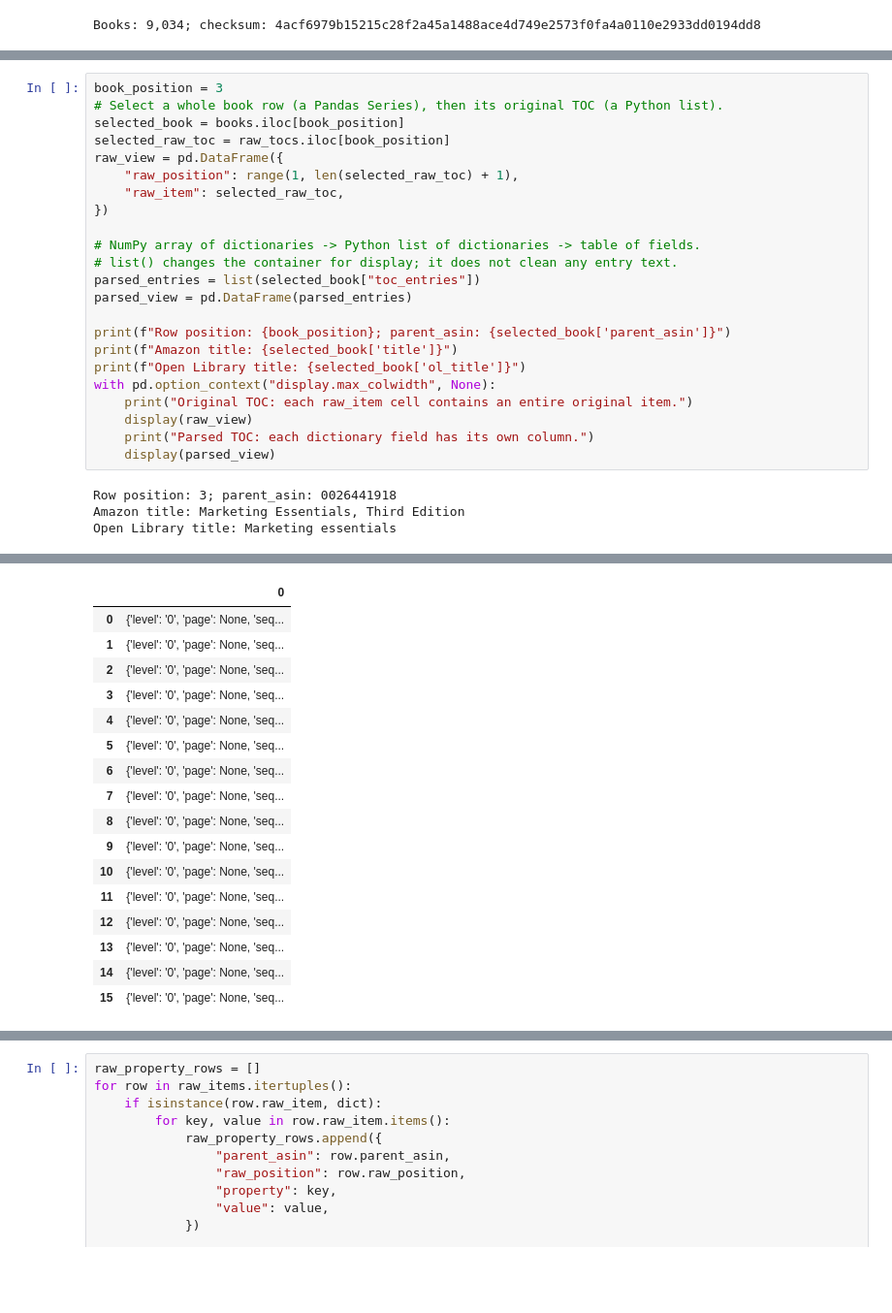
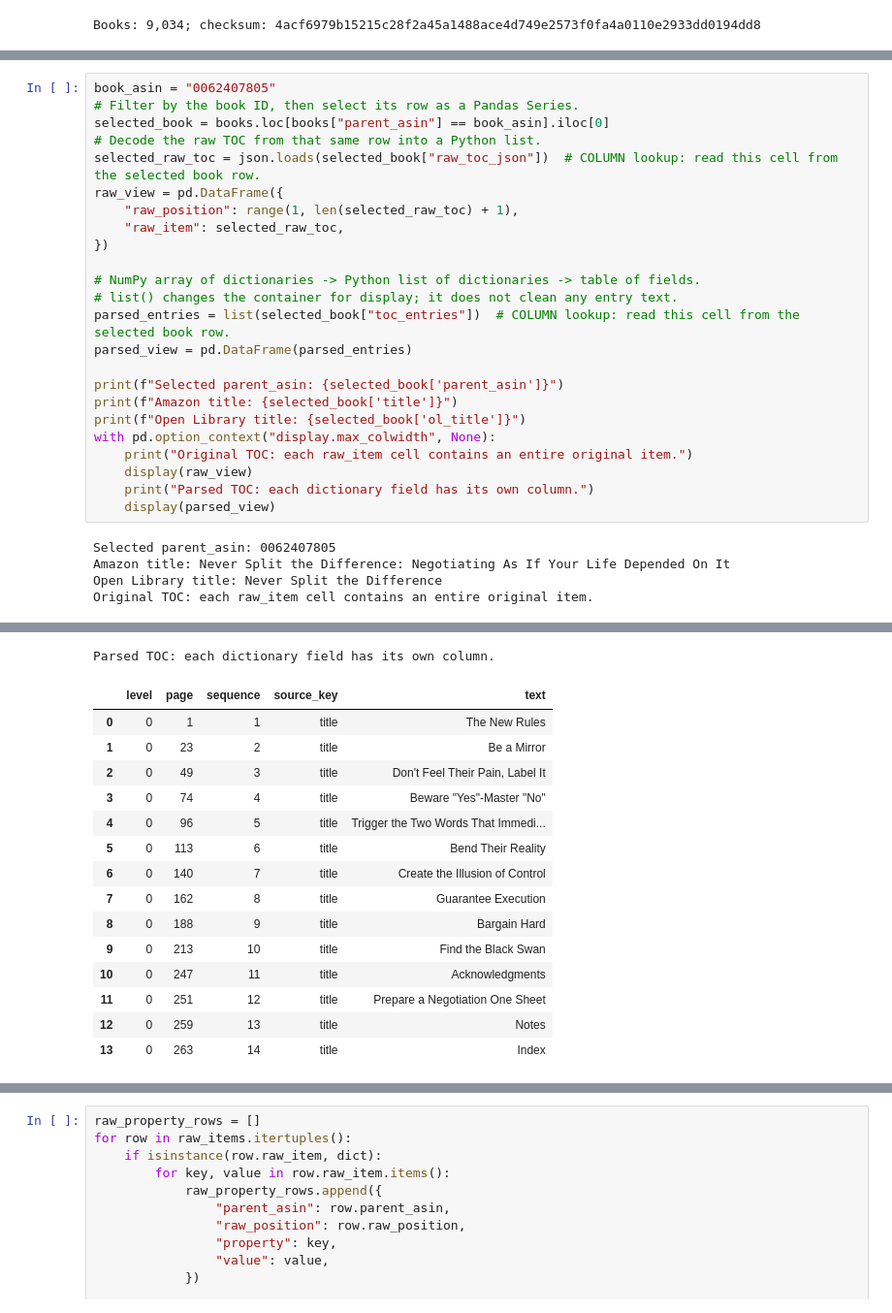
Before and after one commit to dominiclizarraga/bookpath_v2, a Jupyter notebook: notebooks/02_toc_eda.ipynb, the cells around one changed output, grey strips where cells are left out. Shown at 97% size. Cells and saved outputs as stored; diff of their text form; blank space fills up the shorter version.

Commit message:
Clarify TOC exploration with explicit sources and examples

```diff
--- a/notebooks/02_toc_eda.ipynb
+++ b/notebooks/02_toc_eda.ipynb
@@ -78,10 +90,11 @@ Objective: Display one book's original TOC items and its parsed entries as two t
 
 In this Parquet snapshot, `toc_entries` is a NumPy array of dictionaries. `list()` converts that array to a Python list while keeping the same dictionaries in order. Passing this list to `DataFrame` gives one column per dictionary key (`text`, `page`, etc.). Passing the array directly gives a single column containing whole dictionaries.
 # %%
-book_position = 3
-# Select a whole book row (a Pandas Series), then its original TOC (a Python list).
-selected_book = books.iloc[book_position]
-selected_raw_toc = raw_tocs.iloc[book_position]
+book_asin = "0062407805"
+# Filter by the book ID, then select its row as a Pandas Series.
+selected_book = books.loc[books["parent_asin"] == book_asin].iloc[0]
+# Decode the raw TOC from that same row into a Python list.
+selected_raw_toc = json.loads(selected_book["raw_toc_json"])  # COLUMN lookup: read this cell from the selected book row.
 raw_view = pd.DataFrame({
     "raw_position": range(1, len(selected_raw_toc) + 1),
     "raw_item": selected_raw_toc,
@@ -89,10 +102,10 @@ raw_view = pd.DataFrame({
 
 # NumPy array of dictionaries -> Python list of dictionaries -> table of fields.
 # list() changes the container for display; it does not clean any entry text.
-parsed_entries = list(selected_book["toc_entries"])
+parsed_entries = list(selected_book["toc_entries"])  # COLUMN lookup: read this cell from the selected book row.
 parsed_view = pd.DataFrame(parsed_entries)
 
-print(f"Row position: {book_position}; parent_asin: {selected_book['parent_asin']}")
+print(f"Selected parent_asin: {selected_book['parent_asin']}")
 print(f"Amazon title: {selected_book['title']}")
 print(f"Open Library title: {selected_book['ol_title']}")
 with pd.option_context("display.max_colwidth", None):
@@ -101,7 +114,8 @@ with pd.option_context("display.max_colwidth", None):
     print("Parsed TOC: each dictionary field has its own column.")
     display(parsed_view)
 # %% [output]
-Row position: 3; parent_asin: 0026441918
-Amazon title: Marketing Essentials, Third Edition
-Open Library title: Marketing essentials
+Selected parent_asin: 0062407805
+Amazon title: Never Split the Difference: Negotiating As If Your Life Depended On It
+Open Library title: Never Split the Difference
+Original TOC: each raw_item cell contains an entire original item.
 |  | raw_position | raw_item |
@@ -124,18 +136,17 @@ Open Library title: Marketing essentials
+Parsed TOC: each dictionary field has its own column.
-|  | 0 |
-| 0 | {'level': '0', 'page': None, 'seq... |
-| 1 | {'level': '0', 'page': None, 'seq... |
-| 2 | {'level': '0', 'page': None, 'seq... |
-| 3 | {'level': '0', 'page': None, 'seq... |
-| 4 | {'level': '0', 'page': None, 'seq... |
-| 5 | {'level': '0', 'page': None, 'seq... |
-| 6 | {'level': '0', 'page': None, 'seq... |
-| 7 | {'level': '0', 'page': None, 'seq... |
-| 8 | {'level': '0', 'page': None, 'seq... |
-| 9 | {'level': '0', 'page': None, 'seq... |
-| 10 | {'level': '0', 'page': None, 'seq... |
-| 11 | {'level': '0', 'page': None, 'seq... |
-| 12 | {'level': '0', 'page': None, 'seq... |
-| 13 | {'level': '0', 'page': None, 'seq... |
-| 14 | {'level': '0', 'page': None, 'seq... |
-| 15 | {'level': '0', 'page': None, 'seq... |
+|  | level | page | sequence | source_key | text |
+| 0 | 0 | 1 | 1 | title | The New Rules |
+| 1 | 0 | 23 | 2 | title | Be a Mirror |
+| 2 | 0 | 49 | 3 | title | Don't Feel Their Pain, Label It |
+| 3 | 0 | 74 | 4 | title | Beware "Yes"-Master "No" |
+| 4 | 0 | 96 | 5 | title | Trigger the Two Words That Immedi... |
+| 5 | 0 | 113 | 6 | title | Bend Their Reality |
+| 6 | 0 | 140 | 7 | title | Create the Illusion of Control |
+| 7 | 0 | 162 | 8 | title | Guarantee Execution |
+| 8 | 0 | 188 | 9 | title | Bargain Hard |
+| 9 | 0 | 213 | 10 | title | Find the Black Swan |
+| 10 | 0 | 247 | 11 | title | Acknowledgments |
+| 11 | 0 | 251 | 12 | title | Prepare a Negotiation One Sheet |
+| 12 | 0 | 259 | 13 | title | Notes |
+| 13 | 0 | 263 | 14 | title | Index |
 # %% [markdown]
```
Also changed, not shown: parts of 22 cells of this notebook.
